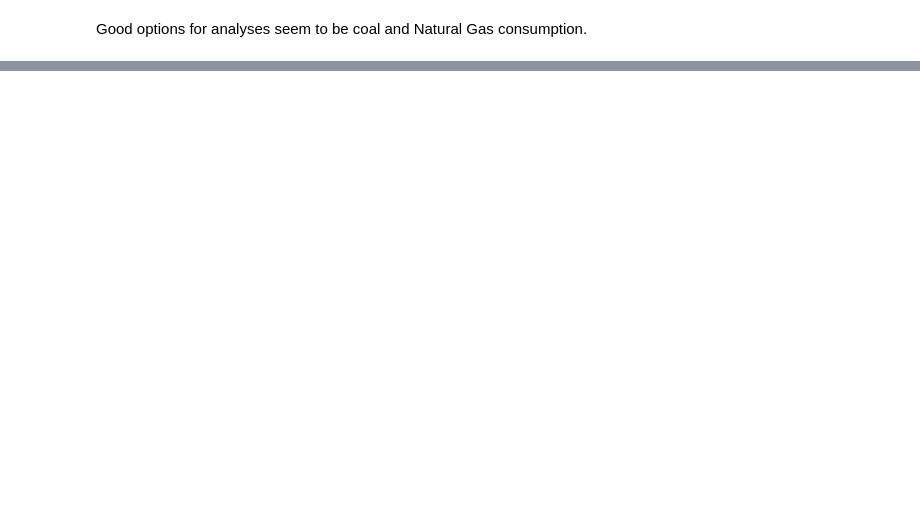
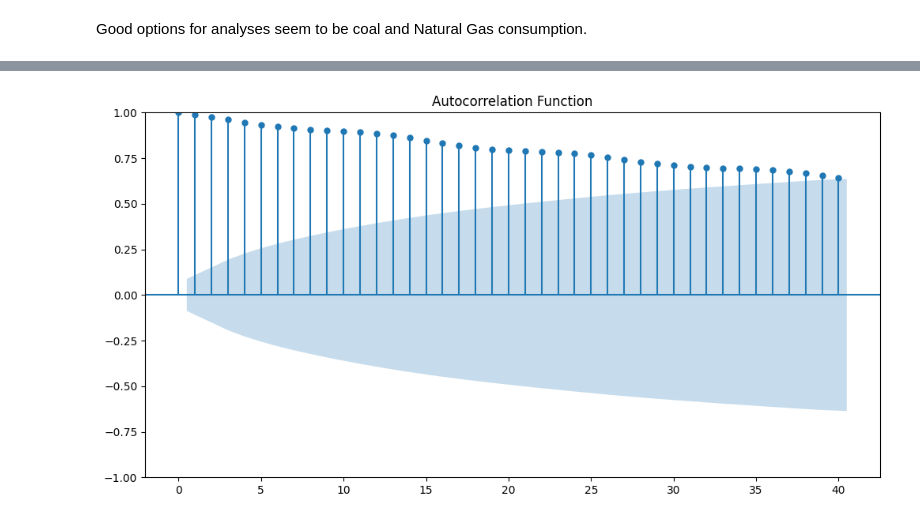
Before and after one commit to harithagb/timeseries, a Jupyter notebook: econ_timeseries.ipynb, the cells around one changed output, grey strips where cells are left out. Saved outputs shown, nothing was run; the diff lists cells and outputs as text; code cells hidden in the pictures; blank space fills up the shorter version.

```diff
--- a/econ_timeseries.ipynb
+++ b/econ_timeseries.ipynb
@@ -64,0 +78,22 @@ natgas = energydict['NatGasConsumption']
+# %%
+prices.rename(columns = {'Average Price of Electricity to Ultimate Customers, Residential': 'Residential',
+       'Average Price of Electricity to Ultimate Customers, Commercial': 'Commercial',
+       'Average Price of Electricity to Ultimate Customers, Industrial': 'Industrial',
+       'Average Price of Electricity to Ultimate Customers, Transportation': 'Transportation',
+       'Average Price of Electricity to Ultimate Customers, Other': 'Other',
+       'Average Price of Electricity to Ultimate Customers, Total': 'Total'}, inplace = True)
+# %%
+pricedict = {}
+for x in prices.columns:
+  if x not in pricedict.keys() and x not in ['Month']:
+    pricedict[x] = prices[['Month',x]]
+# %%
+for x in pricedict.keys():
+  pricedict[x].replace('Not Available', np.nan, inplace = True)
+  pricedict[x].replace('Not Applicable', np.nan, inplace = True)
+  pricedict[x].dropna(inplace = True)
+
+  # plotting code
+  plt.plot(pricedict[x]['Month'], pricedict[x][x], color = 'green')
+  plt.title(x + " Graph")
+  plt.show()
@@ -64,0 +119,2 @@ natgas = energydict['NatGasConsumption']
+# %%
+electricity = pricedict['Residential']
@@ -64,0 +170,11 @@ natgas = energydict['NatGasConsumption']
+# %%
+from statsmodels.graphics.tsaplots import plot_acf
+
+# ACF Plots
+# Plot ACF
+fig, ax = plt.subplots(figsize=(12, 6))
+plot_acf(electricity['Residential'], ax=ax, lags=40)  # You can change the number of lags as needed
+plt.title('Autocorrelation Function')
+plt.show()
+# %% [output]
+[figure, added]
```
Also changed, not shown: parts of 14 cells of this notebook.
